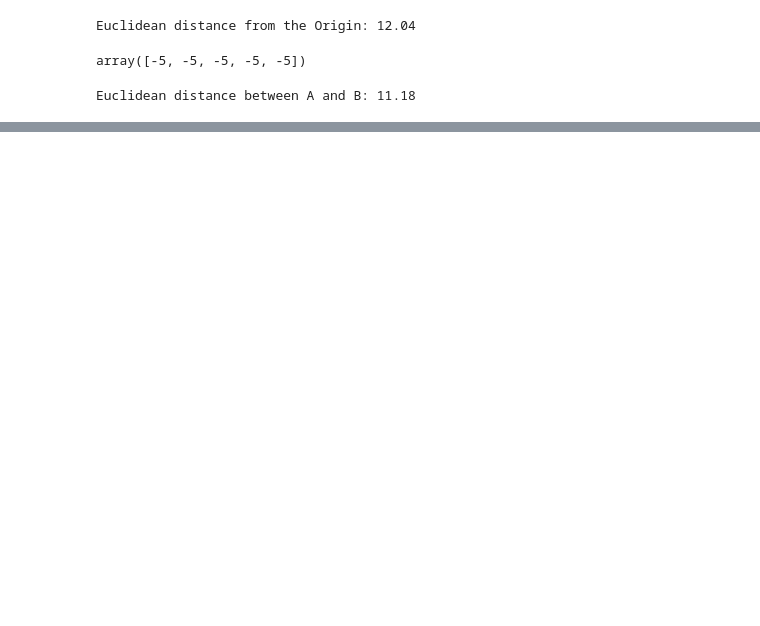
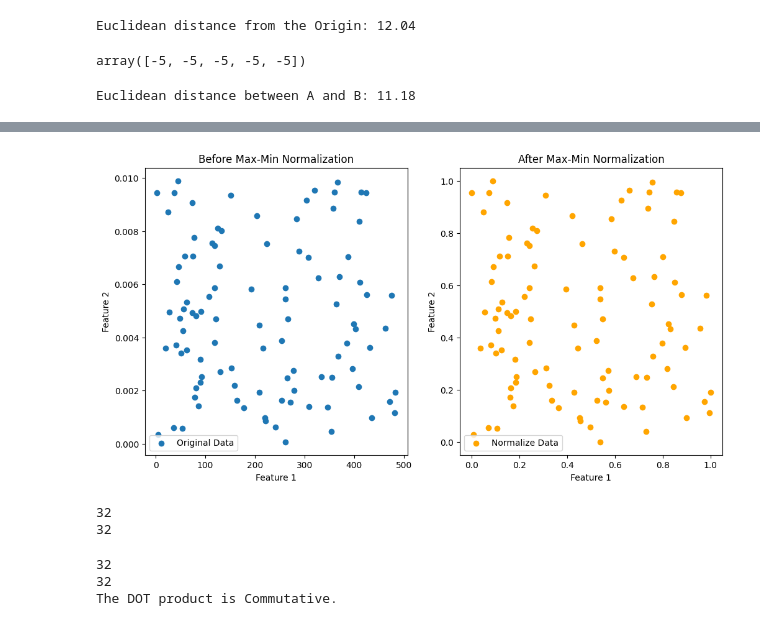
Before and after one commit to Apurba1903/Linear_Algebra, a Jupyter notebook: vectors.ipynb, the cells around one changed output, grey strips where cells are left out. Cells and saved outputs as stored; diff of their text form; code cells hidden in the pictures; blank space fills up the shorter version.

```diff
--- a/vectors.ipynb
+++ b/vectors.ipynb
@@ -107,0 +185,72 @@ The class of the nearest neighbor is:  0
+# %%
+import numpy as np
+import matplotlib.pyplot as plt
+
+# Generate 100 random 2D Vectors
+data = np.random.rand(100, 2) * np.array([500, 0.01])
+
+# Compute the MIN and MAX values for each feature
+min_values = np.min(data, axis=0)
+max_values = np.max(data, axis=0)
+
+# Apply min-max normalization (Scaling)
+normalize_data = (data - min_values) / (max_values - min_values)
+
+# Plot the original data
+plt.figure(figsize=(12, 6))
+
+plt.subplot(1, 2, 1)
+plt.scatter(data[:, 0], data[:, 1], label="Original Data")
+plt.xlabel("Feature 1")
+plt.ylabel("Feature 2")
+plt.title("Before Max-Min Normalization")
+plt.legend()
+
+# Plot the normalized data
+plt.subplot(1, 2, 2)
+plt.scatter(normalize_data[:, 0], normalize_data[:, 1], label="Normalize Data", color="orange")
+plt.xlabel("Feature 1")
+plt.ylabel("Feature 2")
+plt.title("After Max-Min Normalization")
+plt.legend()
+
+plt.show()
+# %% [output]
+[figure, added]
+# %%
+import numpy as np
+
+# Define Three Vectors
+A = np.array([1, 2, 3])
+B = np.array([4, 5, 6])
+
+print(np.dot(A, B))
+print(A@B)
+# %% [output]
+32
+32
+# %%
+import numpy as np
+
+# Define Three Vectors
+A = np.array([1, 2, 3])
+B = np.array([4, 5, 6])
+C = np.array([7, 8, 9])
+
+# Calculate DOT product using numpy.dot() Function
+dot_product_AB = np.dot(A, B)
+dot_product_BA = np.dot(B, A)
+
+print(dot_product_AB)
+print(dot_product_BA)
+
+# Check Commutative Property: A • B = B • A
+if dot_product_AB == dot_product_BA:
+    print("The DOT product is Commutative.")
+
+else:
+    print("The DOT product is not Commutative.")
+# %% [output]
+32
+32
+The DOT product is Commutative.
```
Also changed, not shown: parts of 16 cells of this notebook.
